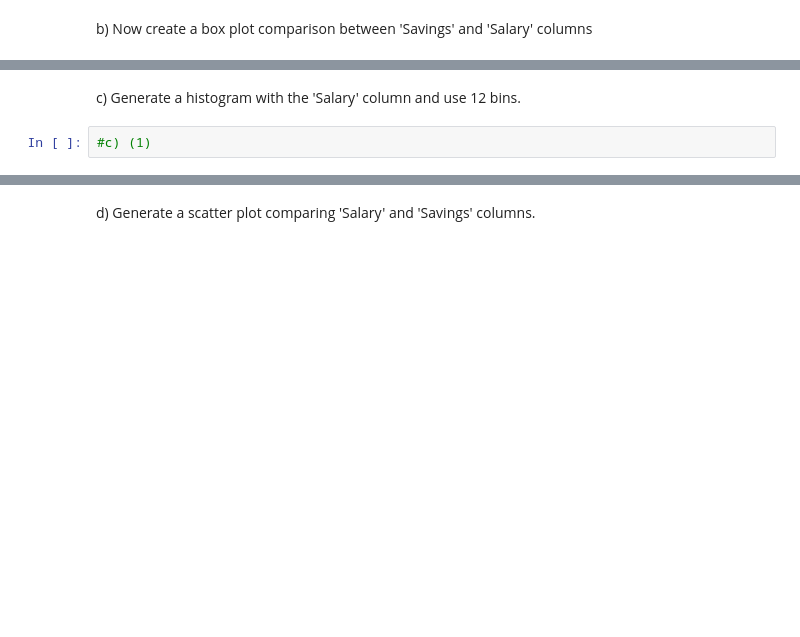
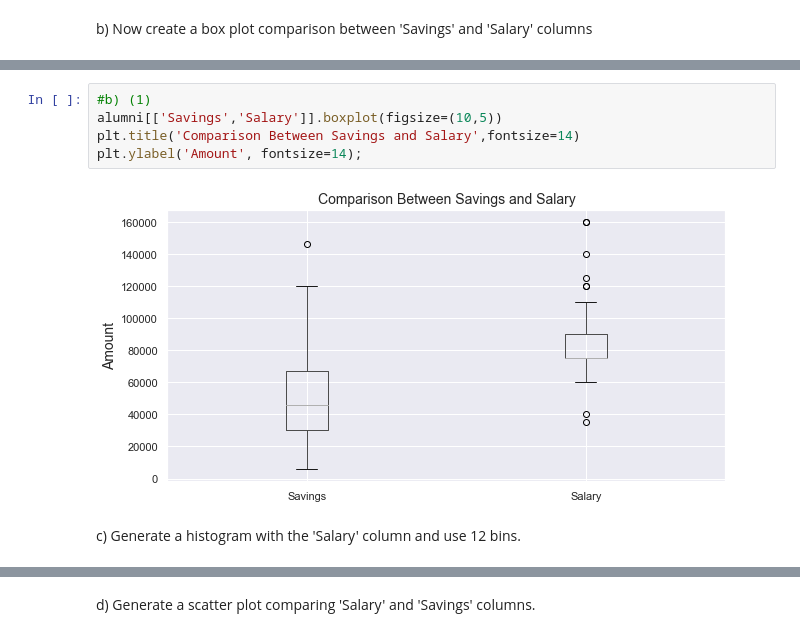
Before and after one commit to ibraabdike/JanuaryClass, a Jupyter notebook: Assignment/Pandas_Assignment.ipynb, the cells around one changed output, grey strips where cells are left out. Saved outputs shown, nothing was run; the diff lists cells and outputs as text; blank space fills up the shorter version.

```diff
--- a/Assignment/Pandas_Assignment.ipynb
+++ b/Assignment/Pandas_Assignment.ipynb
@@ -192,4 +253,9 @@ b) Now create a box plot comparison between 'Savings' and 'Salary' columns
+# %%
+#b) (1)
+alumni[['Savings','Salary']].boxplot(figsize=(10,5))
+plt.title('Comparison Between Savings and Salary',fontsize=14)
+plt.ylabel('Amount', fontsize=14);
+# %% [output]
+[figure, added]
 # %% [markdown]
 c) Generate a histogram with the 'Salary' column and use 12 bins.
-# %%
-#c) (1)
```
Also changed, not shown: parts of 19 cells of this notebook.
